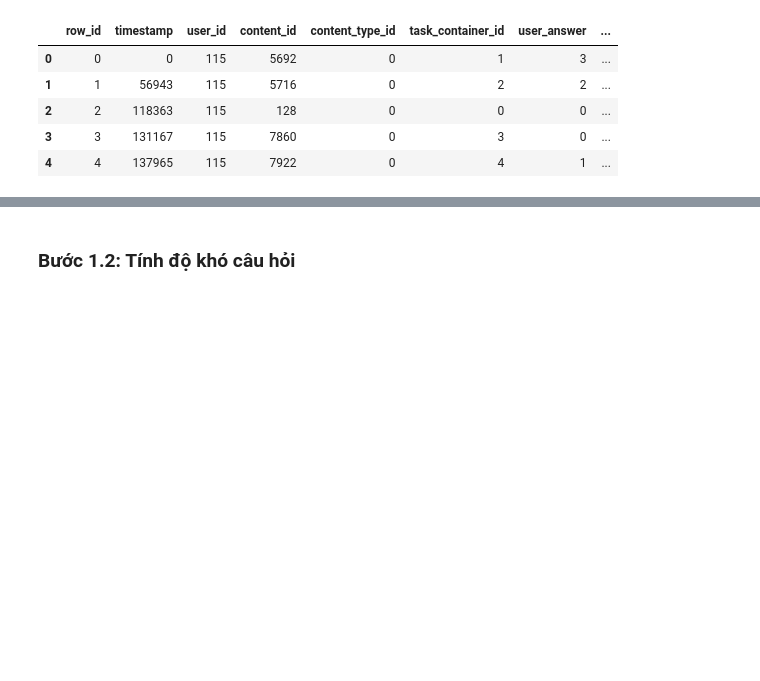
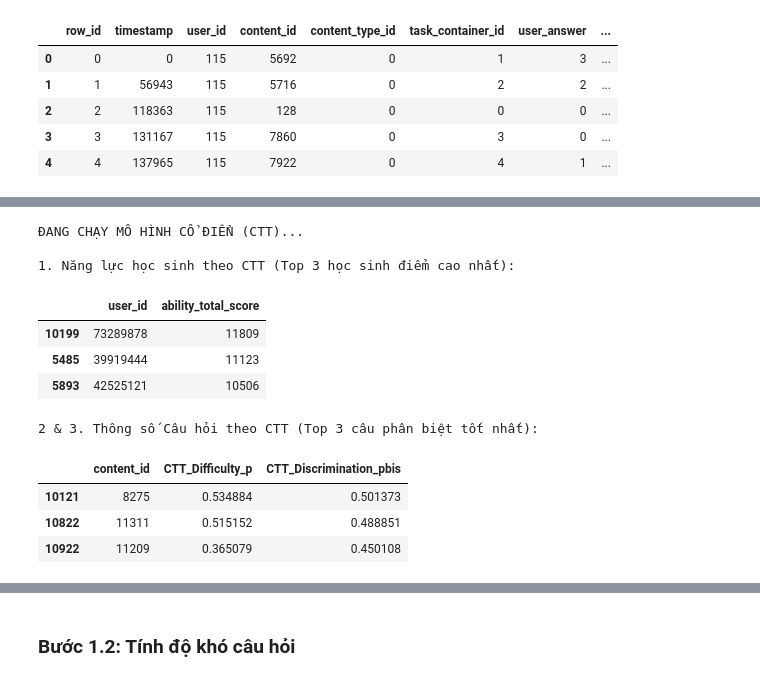
Before and after one commit to HoangThiThi199/Question_Difficulty_and_Student_Ability_Discrimination, a Jupyter notebook: IRT_Modeling.ipynb, the cells around one changed output, grey strips where cells are left out. Cells and saved outputs as stored; diff of their text form; code cells hidden in the pictures; blank space fills up the shorter version.

```diff
--- a/IRT_Modeling.ipynb
+++ b/IRT_Modeling.ipynb
@@ -32 +25,57 @@ df_train.head()
+# %%
+# ==========================================
+# MÔ HÌNH KHẢO THÍ CỔ ĐIỂN (CTT)
+# ==========================================
+import pandas as pd
+import warnings
+warnings.filterwarnings("ignore")
+
+print("ĐANG CHẠY MÔ HÌNH CỔ ĐIỂN (CTT)...")
+
+# 1. TÍNH NĂNG LỰC HỌC SINH (Tổng số câu trả lời đúng)
+student_ctt = df_train.groupby('user_id')['answered_correctly'].sum().reset_index()
+student_ctt.rename(columns={'answered_correctly': 'ability_total_score'}, inplace=True)
+df_ctt_data = df_train.merge(student_ctt, on='user_id', how='inner')
+
+print("\n1. Năng lực học sinh theo CTT (Top 3 học sinh điểm cao nhất):")
+display(student_ctt.sort_values(by='ability_total_score', ascending=False).head(3))
+
+# Lọc câu hỏi có >= 50 lượt làm
+valid_items = df_train['content_id'].value_counts()[lambda x: x >= 50].index
+
+# 2 & 3. TÍNH ĐỘ KHÓ VÀ ĐỘ PHÂN BIỆT CÂU HỎI
+ctt_results = []
+for q_id in valid_items:
+    df_q = df_ctt_data[df_ctt_data['content_id'] == q_id]
+    if df_q['answered_correctly'].nunique() == 2:
+
+        # Độ khó (p-value): Tỷ lệ làm đúng (Càng cao càng dễ)
+        p_difficulty = df_q['answered_correctly'].mean()
+
+        # Độ phân biệt (Point-Biserial): Tương quan giữa việc làm đúng câu này và tổng điểm
+        pbis_discrimination = df_q['answered_correctly'].corr(df_q['ability_total_score'])
+
+        ctt_results.append({
+            'content_id': q_id,
+            'CTT_Difficulty_p': p_difficulty,
+            'CTT_Discrimination_pbis': pbis_discrimination
+        })
+
+df_ctt = pd.DataFrame(ctt_results).dropna()
+
+print("\n2 & 3. Thông số Câu hỏi theo CTT (Top 3 câu phân biệt tốt nhất):")
+display(df_ctt.sort_values(by='CTT_Discrimination_pbis', ascending=False).head(3))
+# %% [output]
+ĐANG CHẠY MÔ HÌNH CỔ ĐIỂN (CTT)...
+
+1. Năng lực học sinh theo CTT (Top 3 học sinh điểm cao nhất):
+|  | user_id | ability_total_score |
+| 10199 | 73289878 | 11809 |
+| 5485 | 39919444 | 11123 |
+| 5893 | 42525121 | 10506 |
+2 & 3. Thông số Câu hỏi theo CTT (Top 3 câu phân biệt tốt nhất):
+|  | content_id | CTT_Difficulty_p | CTT_Discrimination_pbis |
+| 10121 | 8275 | 0.534884 | 0.501373 |
+| 10822 | 11311 | 0.515152 | 0.488851 |
+| 10922 | 11209 | 0.365079 | 0.450108 |
 # %% [markdown]
```
Also changed, not shown: parts of 9 cells of this notebook, 2 other files.
